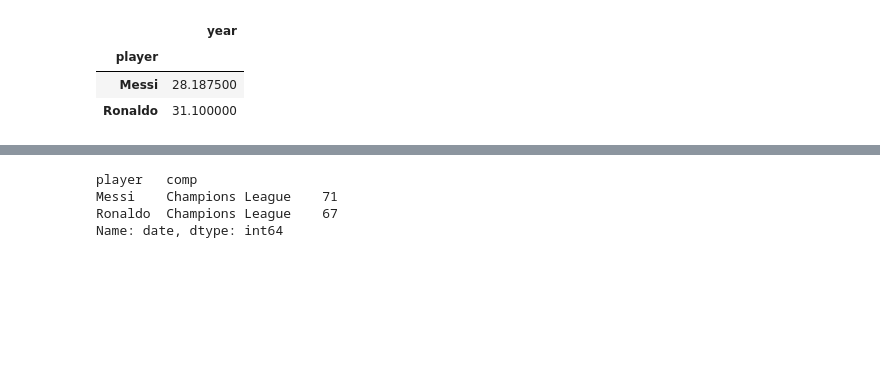
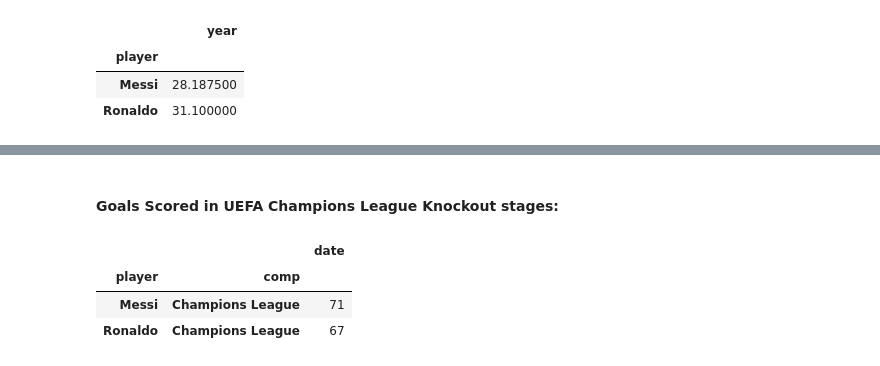
Before and after one commit to verticale3185/FINEL-PROJECT, a Jupyter notebook: final project.ipynb, the cells around one changed output, grey strips where cells are left out. Cells and saved outputs as stored; diff of their text form; code cells hidden in the pictures; blank space fills up the shorter version.

```diff
--- a/final project.ipynb
+++ b/final project.ipynb
@@ -165,7 +196,9 @@ Average goals per player per season
+# %% [markdown]
+#### Goals Scored in UEFA Champions League Knockout stages:
 # %%
-df.loc[(df['comp']=='Champions League') & (df['round'] == 'Group Stage')].groupby(['player','comp'])['date'].count()
+df.loc[(df['comp']=='Champions League') & (df['round'] == 'Group Stage')].groupby(['player','comp'])[['date']].count()
 # %% [output]
-player   comp
-Messi    Champions League    71
-Ronaldo  Champions League    67
-Name: date, dtype: int64
+|  |  | date |
+| player | comp |  |
+| Messi | Champions League | 71 |
+| Ronaldo | Champions League | 67 |
```
Also changed, not shown: parts of 11 cells of this notebook.
